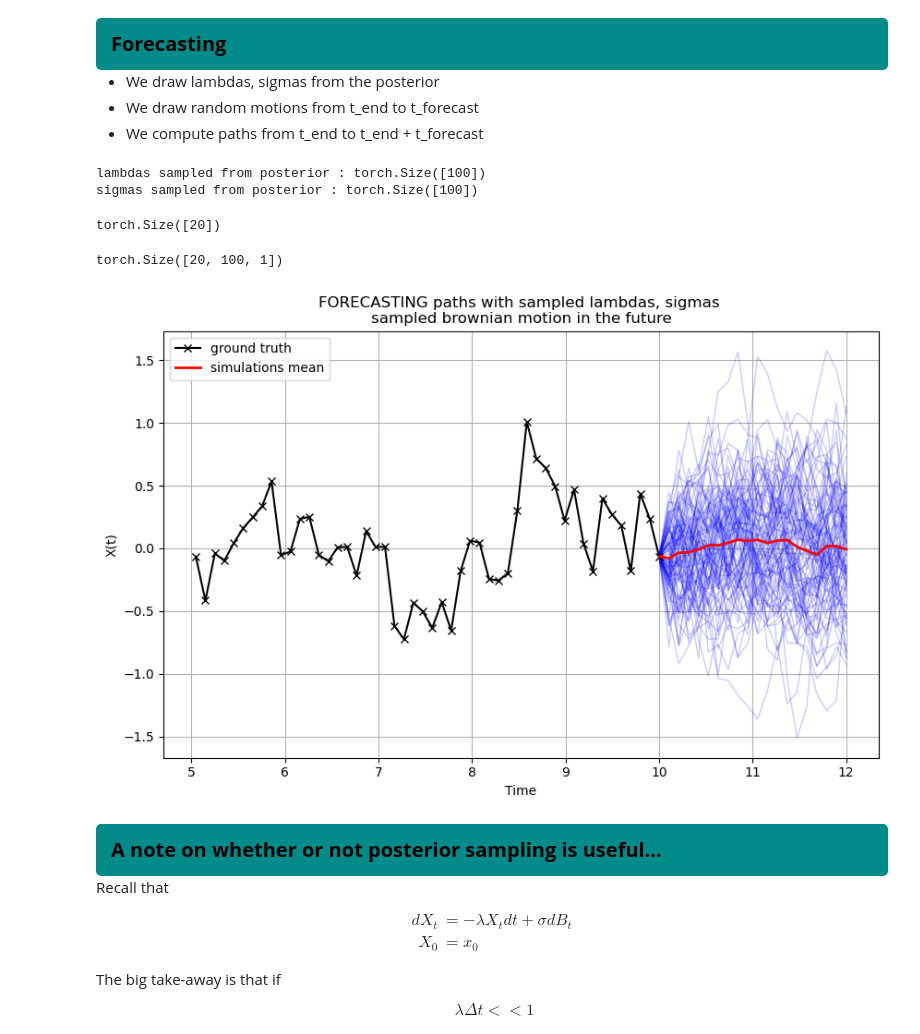
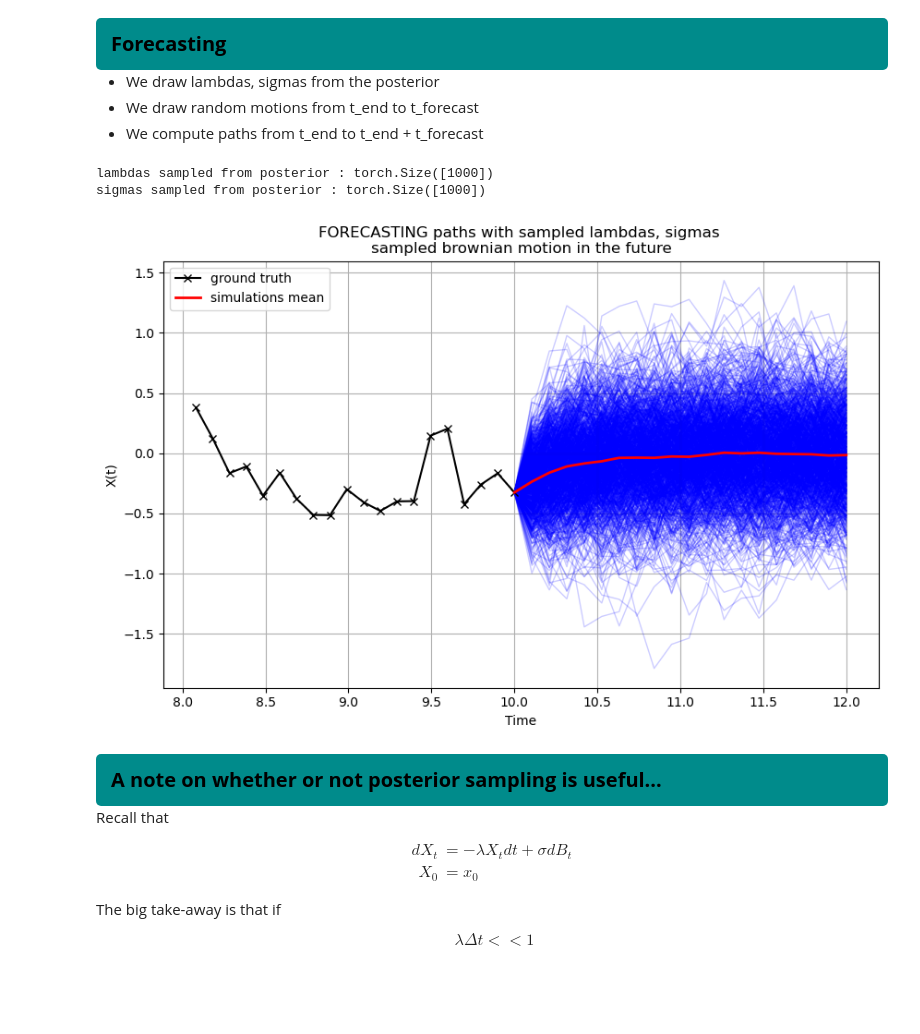
Before and after one commit to BenjaminDeporte/Stochastic_modeling, a Jupyter notebook: TOY_Pyro_Learning_OU.ipynb, the cells around one changed output. Cells and saved outputs as stored; diff of their text form; code cells hidden in the pictures; blank space fills up the shorter version.

Commit message:
one last O.U. run

```diff
--- a/TOY_Pyro_Learning_OU.ipynb
+++ b/TOY_Pyro_Learning_OU.ipynb
@@ -63,7 +63,7 @@ X_0 &= x_0
 # %% [markdown]
 ### Ground Truth Parameters
 # %%
-lambda_gt = 2.0  # Rate of mean reversion
+lambda_gt = 5.0  # Rate of mean reversion
 sigma_gt = 1.0  # Volatility parameter
 
 N_POINTS = 100 # number of points in each y_start = 0.0  # initial condition
@@ -297,8 +297,8 @@ nuts_kernel = NUTS(
 
 # define a MCMC sampler with the above kernel
 # does NOT use the model. This is merely the executor of the MCMCKernel
-N_MCMC_SAMPLES = 100
-N_BURNIN = 200
+N_MCMC_SAMPLES = 250
+N_BURNIN = 250
 N_CHAINS = 4
 
 MCMC_runner = MCMC(
@@ -428,7 +428,7 @@ Checking Posterior quality with visual reconstruction
 - and use the Brownian motion that was sampled to draw the data
 - to try to reconstruct the data
 # %%
-N_SAMPLES = 3  # number of paths we want to reconstruct
+N_SAMPLES = 5  # number of paths we want to reconstruct
 
 ids = np.random.choice(int(N_MCMC_SAMPLES*N_CHAINS), N_SAMPLES)
 lambdas_for_reco = lambda_samples[ids]
@@ -486,7 +488,7 @@ Forecasting
 - We draw random motions from t_end to t_forecast
 - We compute paths from t_end to t_end + t_forecast
 # %%
-N_SAMPLES = 100  # number of paths we want to reconstruct
+N_SAMPLES = N_MCMC_SAMPLES * N_CHAINS  # number of paths we want to reconstruct
 
 ids = np.random.choice(int(N_MCMC_SAMPLES*N_CHAINS), N_SAMPLES)
 lambdas_for_reco = lambda_samples[ids]
@@ -495,8 +497,8 @@ sigmas_for_reco = sigma_samples[ids]
 print(f'lambdas sampled from posterior : {lambdas_for_reco.size()}')
 print(f'sigmas sampled from posterior : {sigmas_for_reco.size()}')
 # %% [output]
-lambdas sampled from posterior : torch.Size([100])
-sigmas sampled from posterior : torch.Size([100])
+lambdas sampled from posterior : torch.Size([1000])
+sigmas sampled from posterior : torch.Size([1000])
 # %%
 N_NEW_POINTS = 20
 t_forecast = t_end + N_NEW_POINTS * dt
@@ -522,36 +524,28 @@ for i, (lambda_for_reco, sigma_for_reco) in enumerate(zip(lambdas_for_reco, sigm
 
 mean_forecast = torch.mean(ys_forecast, dim=1)
 ys_forecast = ys_forecast.unsqueeze(-1)
-# %%
-mean_forecast.size()
-# %% [output]
-torch.Size([20])
-# %%
-ys_forecast.size()
-# %% [output]
-torch.Size([20, 100, 1])
 # %%
 fig, ax = plt.subplots(figsize=(10,6))
 # n_points = ts.size()[0]
 # n_paths = ys.size()[1]
-LAST_POINTS = 50
+LAST_POINTS = 20
 
 for i, y in enumerate(ys_forecast.permute(1,0,2)):  # iterate over paths
     l = lambdas_for_reco[i]
     s = sigmas_for_reco[i]
     ax.plot(ts_forecast.detach().cpu().numpy(), y.detach().cpu().numpy(), color='blue', lw=1, alpha=0.2) # label=f'Path {i+1} - lambda = {l:.2e}, sigma = {s:.2e}' if i<5 else None)  # plot each path
 
 ax.plot(ts[-LAST_POINTS:].cpu().numpy(), ys[-LAST_POINTS:].squeeze().cpu().numpy(), color='black', alpha=1.0, label='ground truth', marker='x')
 ax.plot(ts_forecast.detach().cpu().numpy(), mean_forecast.detach().cpu().numpy(), color='red', lw=2, linestyle='-', label='simulations mean', alpha=1.0)
 
 title = f"FORECASTING paths with sampled lambdas, sigmas \nsampled brownian motion in the future"
 ax.set_title(title)
 ax.set_xlabel("Time")
 ax.set_ylabel("X(t)")
 ax.legend()
 ax.grid()
 # %% [output]
-[figure, old version]
+[figure, new version]
 # %% [markdown]
 <div style="background-color: #008B8B; padding: 15px; border-radius: 5px; font-size: 20px; color: black; font-weight: bold;">
 A note on whether or not posterior sampling is useful...
```
Also changed, not shown: parts of 9 cells of this notebook.
